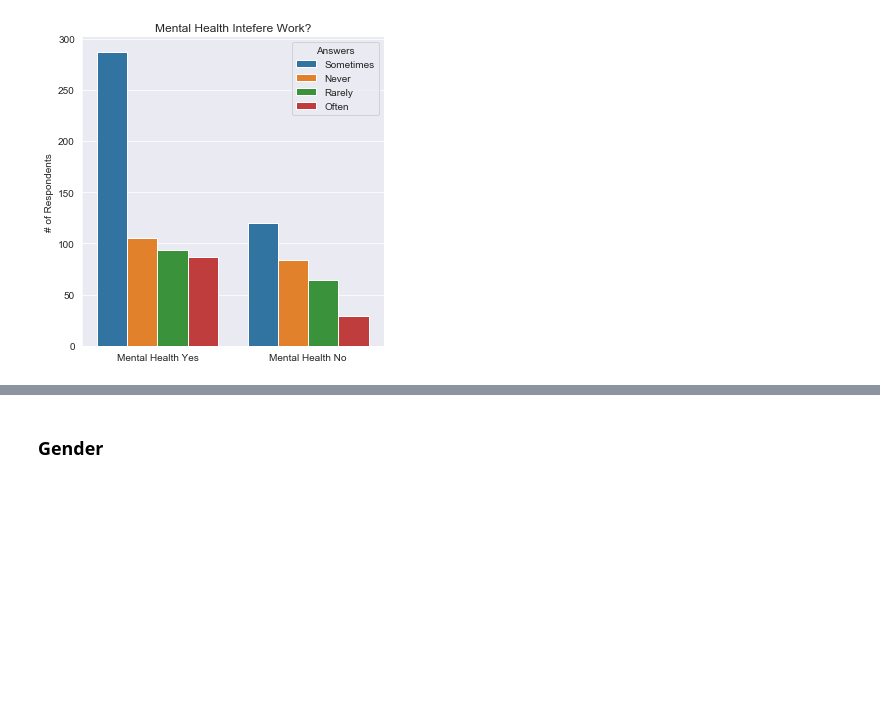
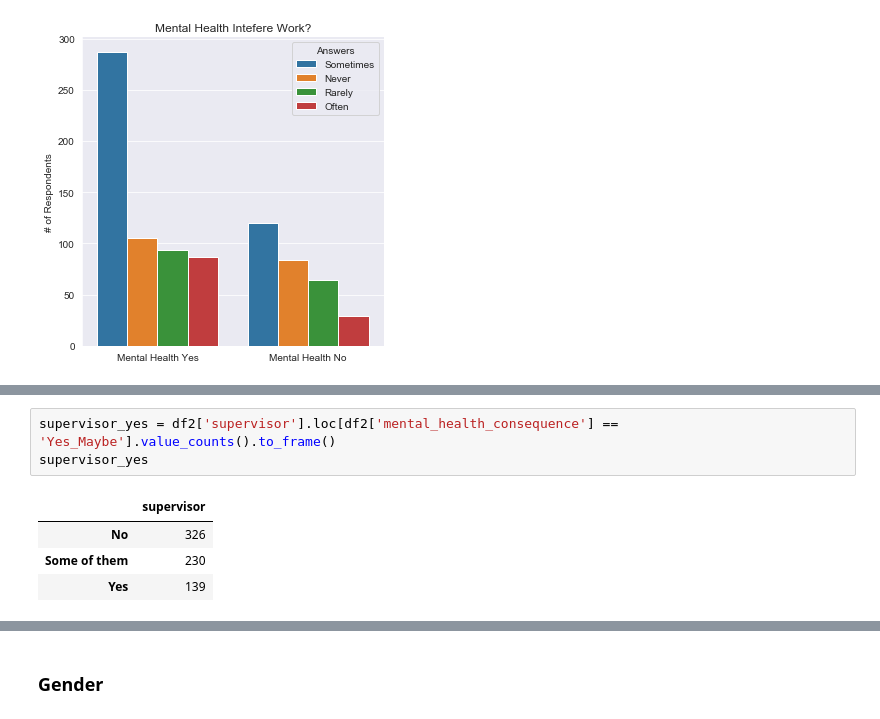
Before and after one commit to carlosiruiz/Mental_Health_Analysis-, a Jupyter notebook: justin_eda_notebook.ipynb, the cells around one changed output, grey strips where cells are left out. Drawn from its saved outputs; the diff is of its cells as text; blank space fills up the shorter version.

```diff
--- a/justin_eda_notebook.ipynb
+++ b/justin_eda_notebook.ipynb
@@ -381,0 +395,8 @@ Saving figure mental_health_int_work
+# %%
+supervisor_yes = df2['supervisor'].loc[df2['mental_health_consequence'] == 'Yes_Maybe'].value_counts().to_frame()
+supervisor_yes
+# %% [output]
+|  | supervisor |
+| No | 326 |
+| Some of them | 230 |
+| Yes | 139 |
```
Also changed, not shown: parts of 9 cells of this notebook, 1 other file.
